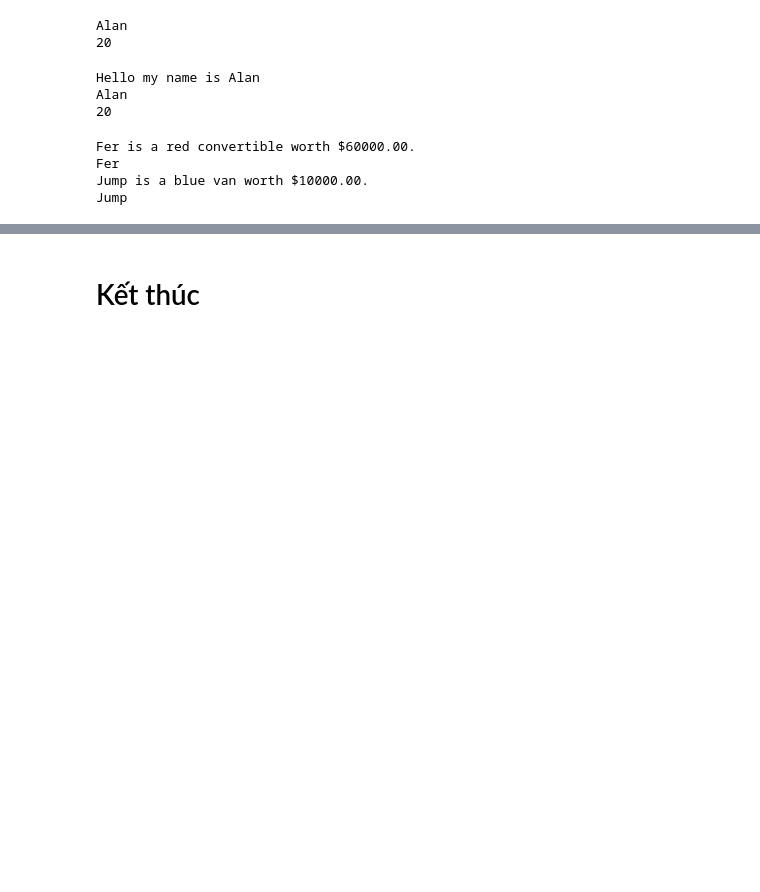
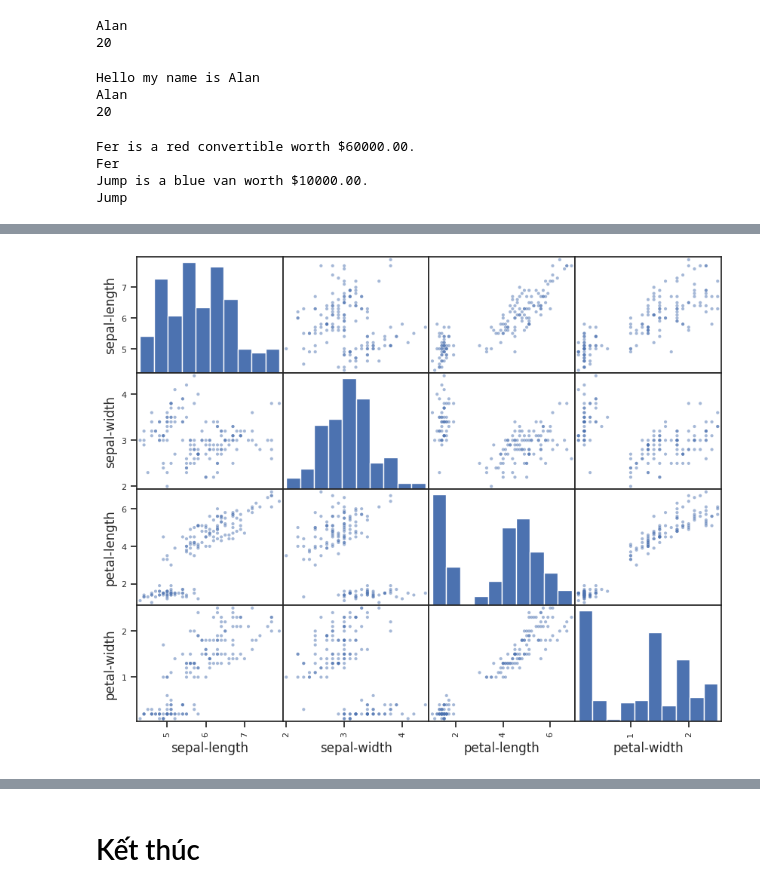
Before and after one commit to Toan510/sgu25_data_analytics, a Jupyter notebook: Buổi02_Python101.ipynb, the cells around one changed output, grey strips where cells are left out. Drawn from its saved outputs; the diff is of its cells as text; code cells hidden in the pictures; blank space fills up the shorter version.

```diff
--- a/Buổi02_Python101.ipynb
+++ b/Buổi02_Python101.ipynb
@@ -588,0 +1295,6 @@ Hello, Alan
+# %%
+scatter_matrix(df)
+
+plt.show()
+# %% [output]
+[figure, added]
```
Also changed, not shown: parts of 161 cells of this notebook.
